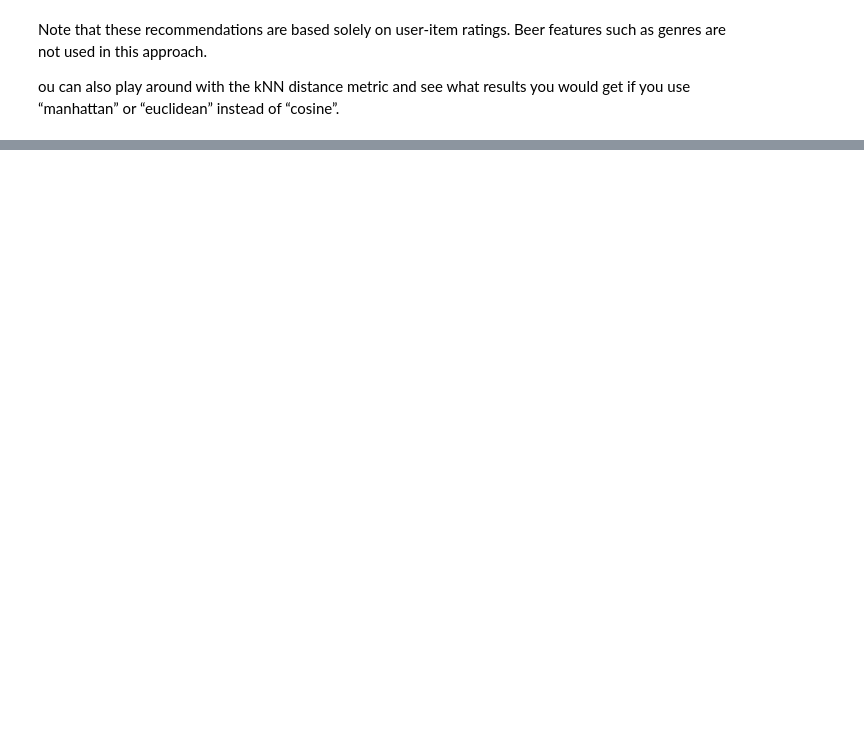
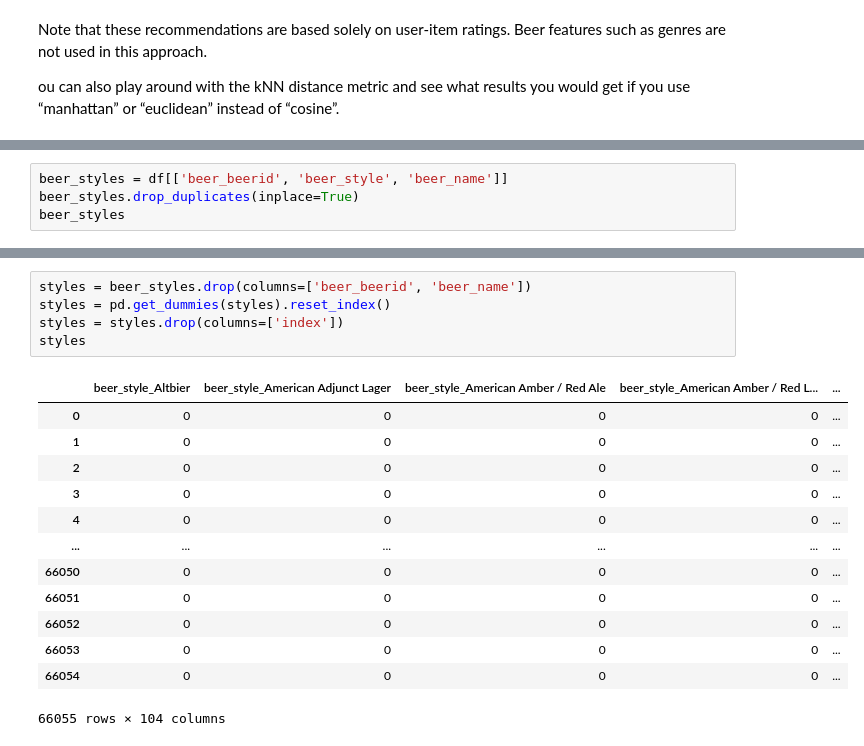
Before and after one commit to ErinPhillips/beer_recsys_final, a Jupyter notebook: beer_eda.ipynb, the cells around one changed output, grey strips where cells are left out. Cells and saved outputs as stored; diff of their text form; blank space fills up the shorter version.

```diff
--- a/beer_eda.ipynb
+++ b/beer_eda.ipynb
@@ -746,0 +731,4 @@ Labatt Blue Light
+# %%
+beer_styles = df[['beer_beerid', 'beer_style', 'beer_name']]
+beer_styles.drop_duplicates(inplace=True)
+beer_styles
@@ -746,0 +753,19 @@ Labatt Blue Light
+# %%
+styles = beer_styles.drop(columns=['beer_beerid', 'beer_name'])
+styles = pd.get_dummies(styles).reset_index()
+styles = styles.drop(columns=['index'])
+styles
+# %% [output]
+|  | beer_style_Altbier | beer_style_American Adjunct Lager | beer_style_American Amber / Red Ale | beer_style_American Amber / Red L... | ... |
+| 0 | 0 | 0 | 0 | 0 | ... |
+| 1 | 0 | 0 | 0 | 0 | ... |
+| 2 | 0 | 0 | 0 | 0 | ... |
+| 3 | 0 | 0 | 0 | 0 | ... |
+| 4 | 0 | 0 | 0 | 0 | ... |
+| ... | ... | ... | ... | ... | ... |
+| 66050 | 0 | 0 | 0 | 0 | ... |
+| 66051 | 0 | 0 | 0 | 0 | ... |
+| 66052 | 0 | 0 | 0 | 0 | ... |
+| 66053 | 0 | 0 | 0 | 0 | ... |
+| 66054 | 0 | 0 | 0 | 0 | ... |
+66055 rows × 104 columns
```
Also changed, not shown: parts of 19 cells of this notebook.
